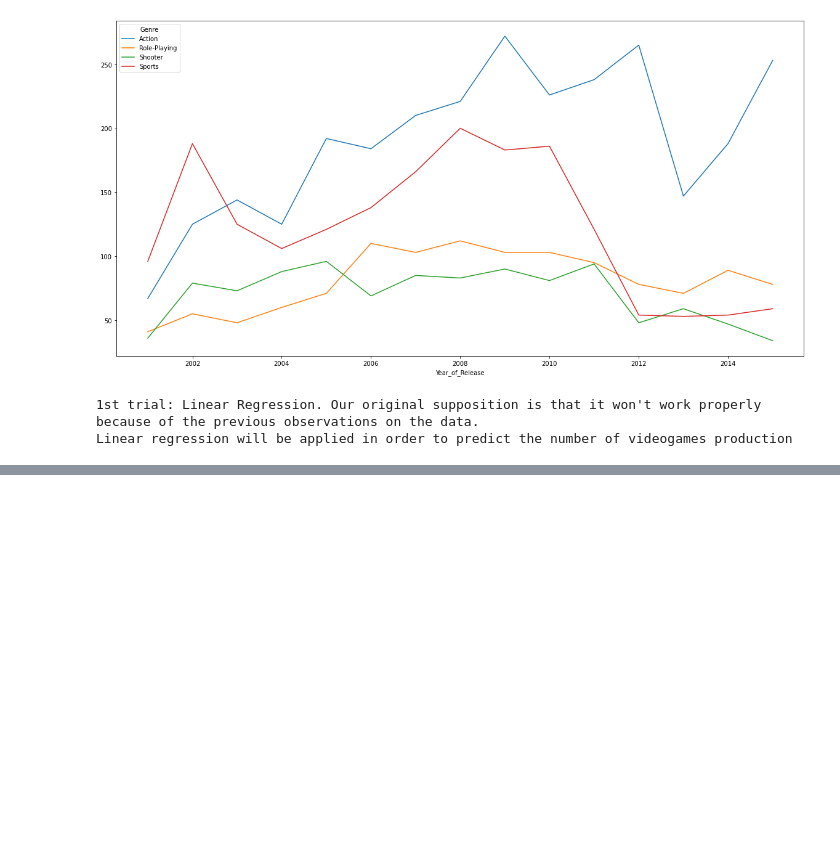
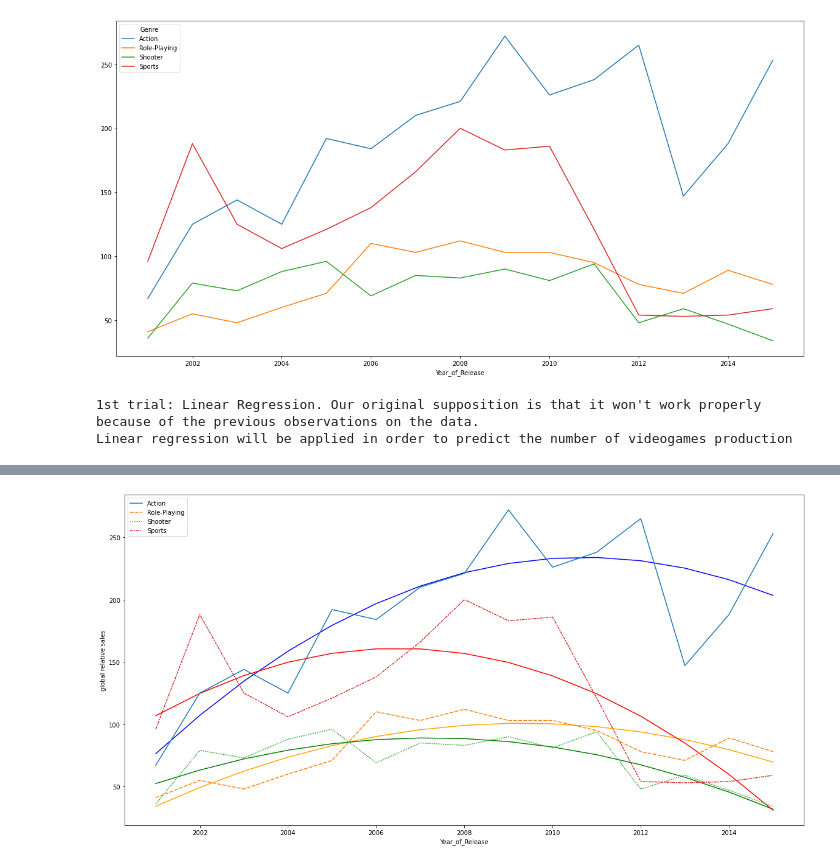
Before and after one commit to Pellys/FDSProject, a Jupyter notebook: dataVisualization.ipynb, the cells around one changed output, grey strips where cells are left out. Saved outputs shown, nothing was run; the diff lists cells and outputs as text; code cells hidden in the pictures; blank space fills up the shorter version.

```diff
--- a/dataVisualization.ipynb
+++ b/dataVisualization.ipynb
@@ -151,0 +178,17 @@ plt.show()
+# %%
+plt.figure(figsize=(20,10))
+
+for i,gen in enumerate(genres):
+
+    theta0 = np.zeros(3)
+
+    # Determine parameters using Gradient descent
+    theta_final, loss_history, theta_history = gradient_descent(theta0,x,y[i],poly2_fun,0.0001, 1e-6)
+
+    plt.plot(x+2000, poly2_fun(theta_final, x), color=col[i])
+
+sb.lineplot(data=prod_for_year_genre_restricted)
+plt.ylabel('global relative sales')
+plt.show()
+# %% [output]
+[figure, added]
```
Also changed, not shown: parts of 8 cells of this notebook.
